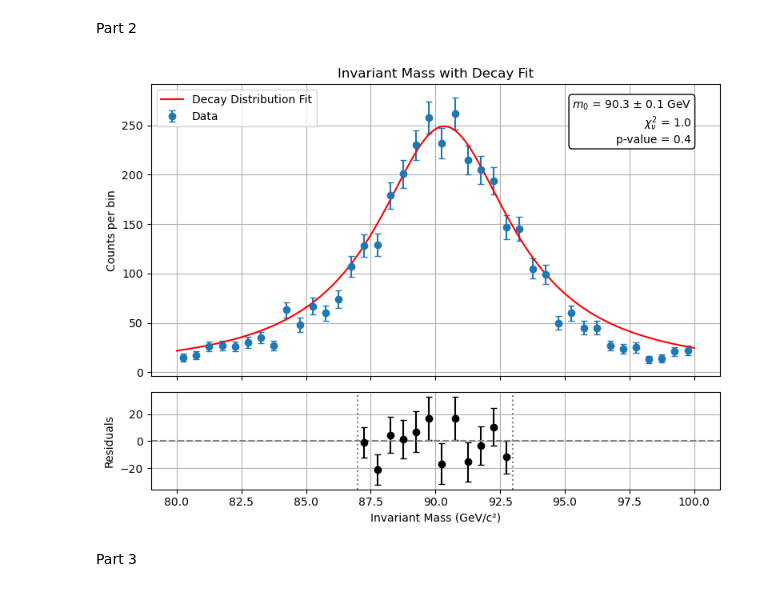
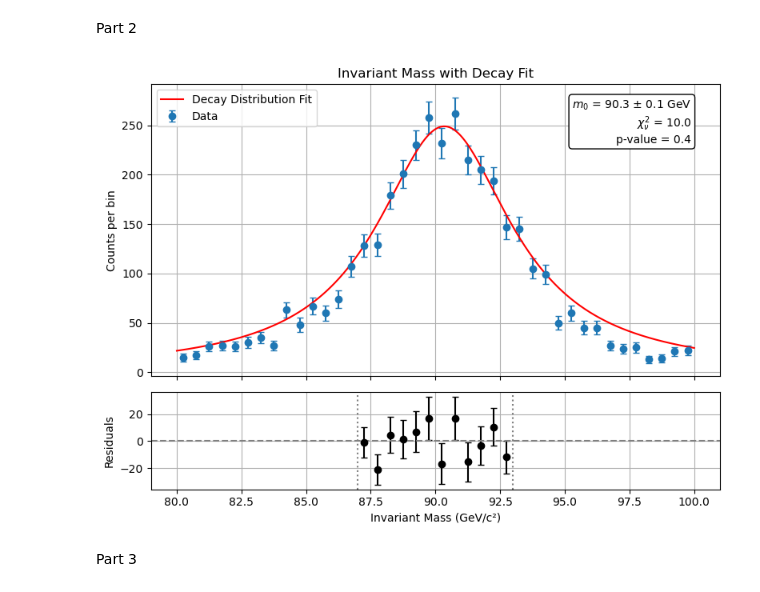
Before and after one commit to eoluwaboro/PHYS265-spring25, a Jupyter notebook: Lab3/Lab 3.ipynb, the cells around one changed output. Drawn from its saved outputs; the diff is of its cells as text; code cells hidden in the pictures.

```diff
--- a/Lab3/Lab 3.ipynb
+++ b/Lab3/Lab 3.ipynb
@@ -88,35 +88,35 @@ p_value = 1 - chi2.cdf(chi2_val, dof)
 
 #plot histogram w/ fit and residuals
 fig, (ax1, ax2) = plt.subplots(2,1, figsize=(8,6), gridspec_kw={'height_ratios':[3,1]},sharex=True)
 
 ax1.errorbar(bin_centers, counts, yerr=errors, fmt='o', capsize=3, label='Data')
 m_plot = np.linspace(80,100,1000)
 ax1.plot(m_plot, fit_func(m_plot, *params), color='red', label='Decay Distribution Fit')
 ax1.set_ylabel('Counts per bin')
 ax1.set_title('Invariant Mass with Decay Fit')
 ax1.legend()
 ax1.grid()
 
 #annotation
 annotation = (f"$m_0$ = {m0_fit:.1f} ± {m0_err:.1f} GeV\n"
-              f"$\chi^2_\\nu$ = {reduced_chi2:.1f}\n"
+              f"$\chi^2_\\nu$ = {chi2_val:.1f}\n"
               f"p-value = {p_value:.1f}")
 ax1.annotate(annotation, xy=(0.95, 0.95), xycoords='axes fraction',
              ha='right', va='top', fontsize=10, bbox=dict(boxstyle="round", fc="w"))
 
 #residuals
 ax2.errorbar(x_fit, residuals, yerr=y_err, fmt='o', capsize=3, color='black')
 ax2.axhline(0, color='gray', linestyle='--')
 ax2.axvline(87, color='gray', linestyle=':')
 ax2.axvline(93, color='gray', linestyle=':')
 ax2.set_xlabel("Invariant Mass (GeV/c²)")
 ax2.set_ylabel("Residuals")
 ax2.grid()
 
 plt.tight_layout()
 plt.savefig('Figure 1.png')
 # %% [output]
-[figure, old version]
+[figure, new version]
 # %% [markdown]
 Part 3
 # %%
```
Also changed, not shown: parts of 1 cell of this notebook, 2 other files.
